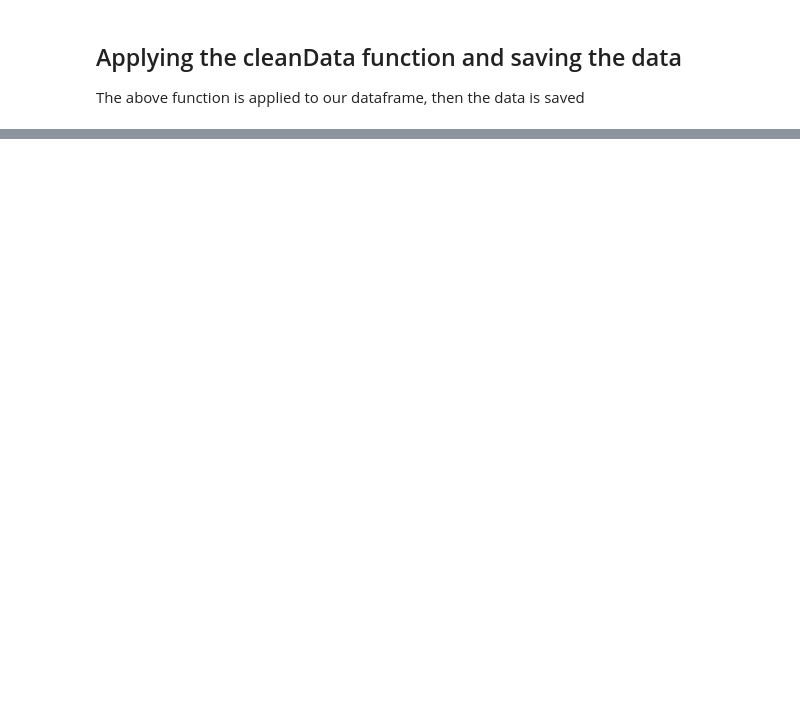
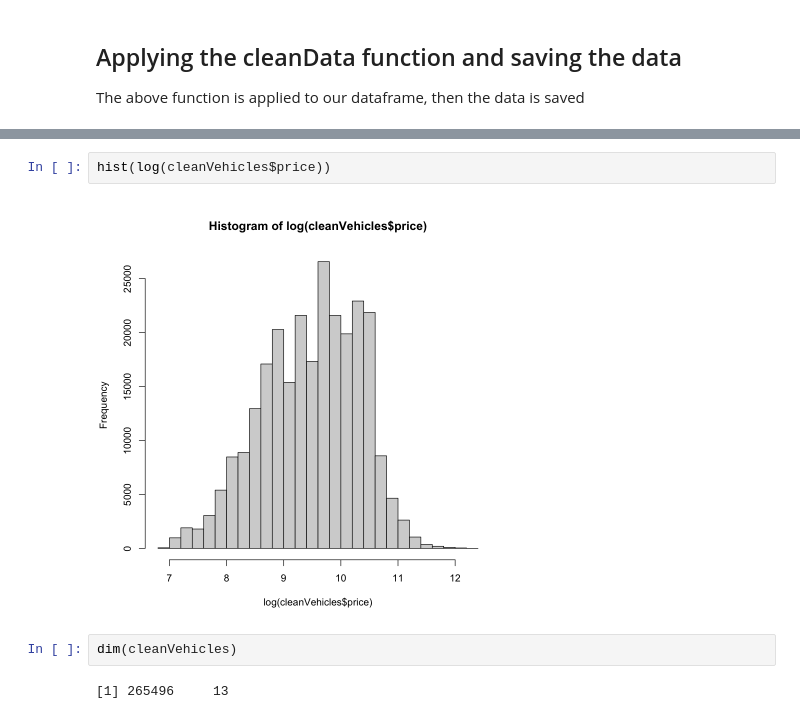
Before and after one commit to SorenRajani/STAT_447B_Project, a Jupyter notebook: dataClean.ipynb, the cells around one changed output, grey strips where cells are left out. Saved outputs shown, nothing was run; the diff lists cells and outputs as text; blank space fills up the shorter version.

```diff
--- a/dataClean.ipynb
+++ b/dataClean.ipynb
@@ -79,0 +78,8 @@ A data.frame: 6 × 14
+# %%
+hist(log(cleanVehicles$price))
+# %% [output]
+[figure, added]
+# %%
+dim(cleanVehicles)
+# %% [output]
+[1] 265496     13
```
Also changed, not shown: parts of 5 cells of this notebook.
